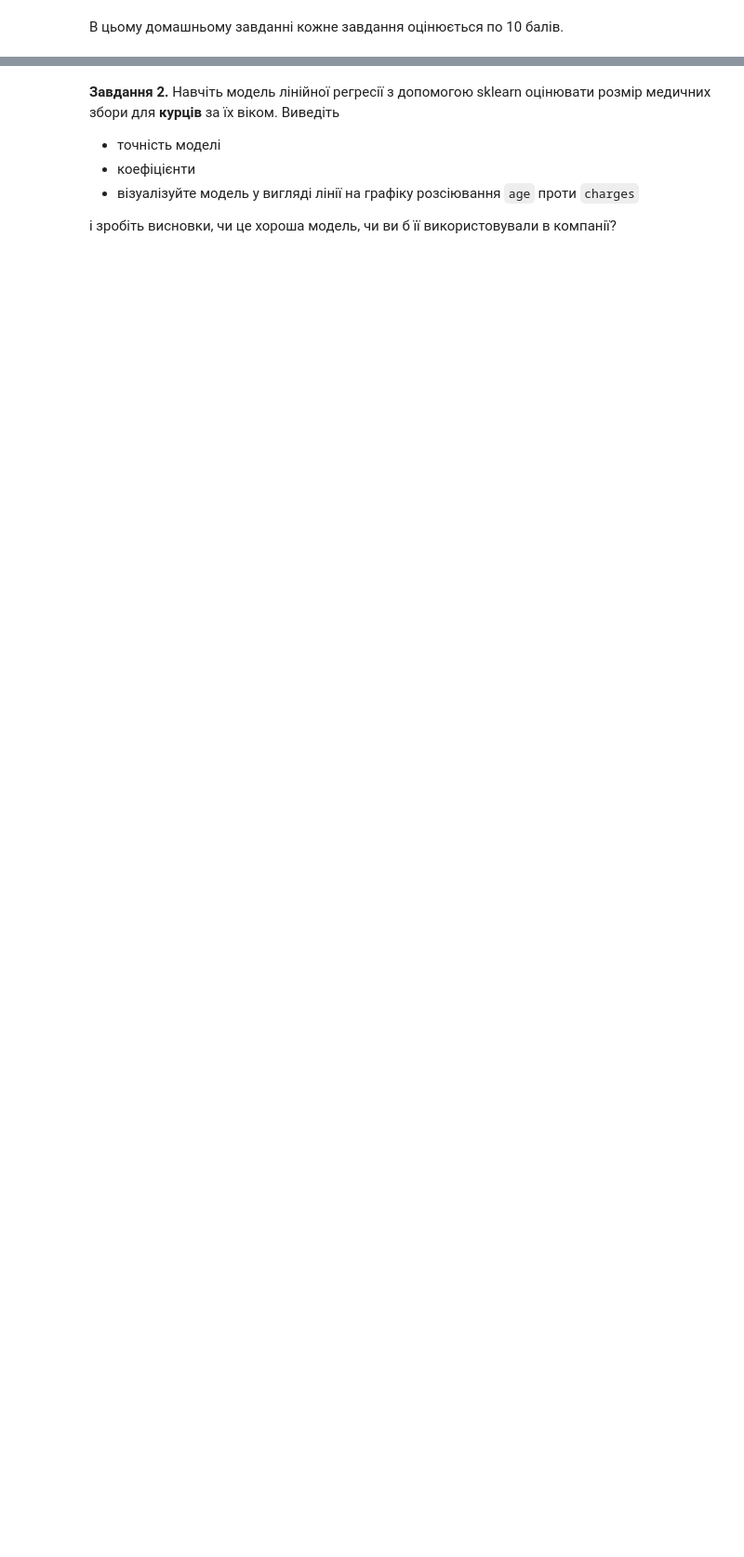
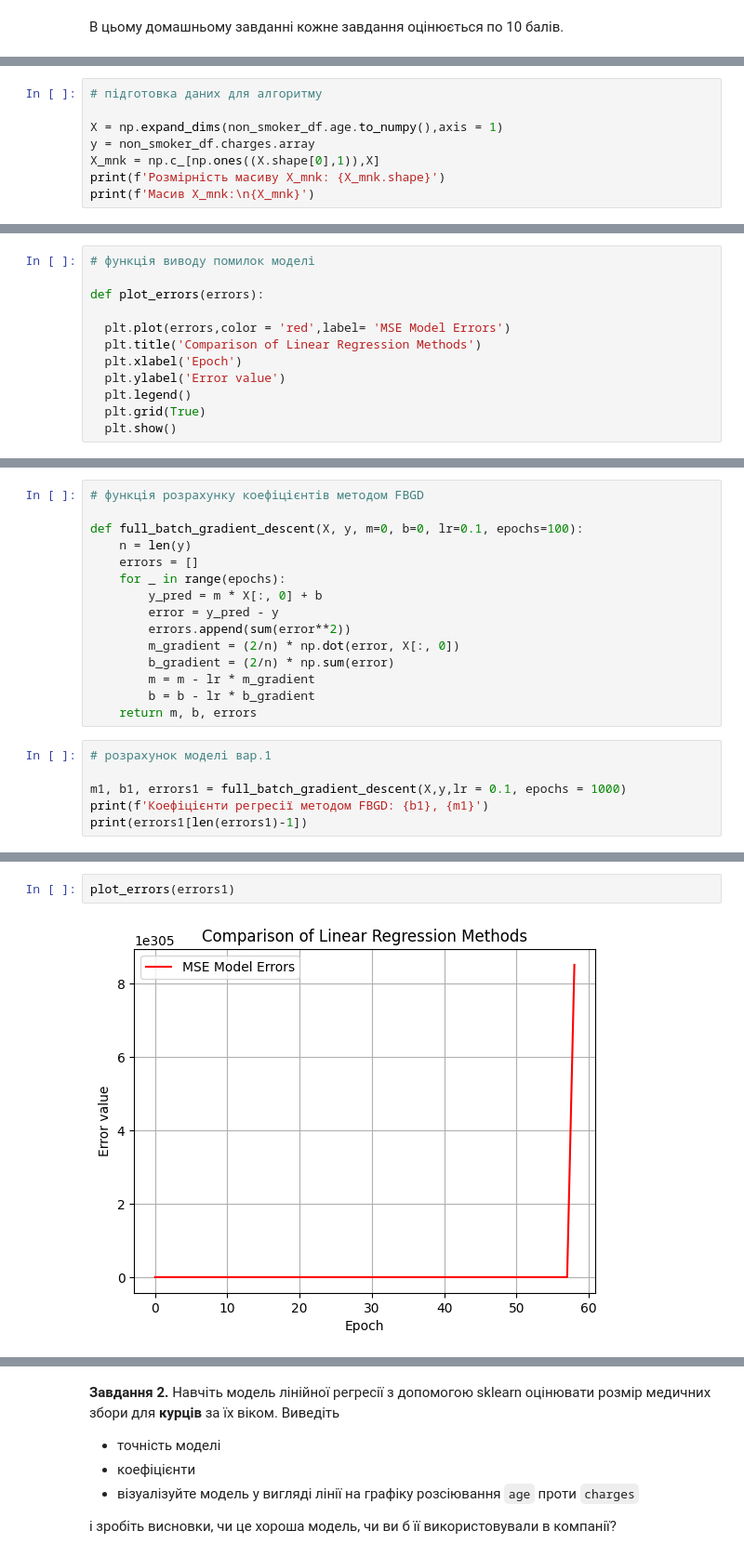
Before and after one commit to roldugina/Machine_learning_course, a Jupyter notebook: ML_task_2_5_lin_regr_one_feature.ipynb, the cells around one changed output, grey strips where cells are left out. Shown at 93% size. Cells and saved outputs as stored; diff of their text form; blank space fills up the shorter version.

Commit message:
Add linear regression task (one regressor), correct version

```diff
--- a/ML_task_2_5_lin_regr_one_feature.ipynb
+++ b/ML_task_2_5_lin_regr_one_feature.ipynb
@@ -25,0 +35,8 @@ non_smoker_df = medical_df[medical_df.smoker == 'no']
+# %%
+# підготовка даних для алгоритму
+
+X = np.expand_dims(non_smoker_df.age.to_numpy(),axis = 1)
+y = non_smoker_df.charges.array
+X_mnk = np.c_[np.ones((X.shape[0],1)),X]
+print(f'Розмірність масиву X_mnk: {X_mnk.shape}')
+print(f'Масив X_mnk:\n{X_mnk}')
@@ -25,0 +66,12 @@ non_smoker_df = medical_df[medical_df.smoker == 'no']
+# %%
+# функція виводу помилок моделі
+
+def plot_errors(errors):
+
+  plt.plot(errors,color = 'red',label= 'MSE Model Errors')
+  plt.title('Comparison of Linear Regression Methods')
+  plt.xlabel('Epoch')
+  plt.ylabel('Error value')
+  plt.legend()
+  plt.grid(True)
+  plt.show()
@@ -25,0 +91,21 @@ non_smoker_df = medical_df[medical_df.smoker == 'no']
+# %%
+# функція розрахунку коефіцієнтів методом FBGD
+
+def full_batch_gradient_descent(X, y, m=0, b=0, lr=0.1, epochs=100):
+    n = len(y)
+    errors = []
+    for _ in range(epochs):
+        y_pred = m * X[:, 0] + b
+        error = y_pred - y
+        errors.append(sum(error**2))
+        m_gradient = (2/n) * np.dot(error, X[:, 0])
+        b_gradient = (2/n) * np.sum(error)
+        m = m - lr * m_gradient
+        b = b - lr * b_gradient
+    return m, b, errors
+# %%
+# розрахунок моделі вар.1
+
+m1, b1, errors1 = full_batch_gradient_descent(X,y,lr = 0.1, epochs = 1000)
+print(f'Коефіцієнти регресії методом FBGD: {b1}, {m1}')
+print(errors1[len(errors1)-1])
@@ -25,0 +115,4 @@ non_smoker_df = medical_df[medical_df.smoker == 'no']
+# %%
+plot_errors(errors1)
+# %% [output]
+[figure, added]
```
Also changed, not shown: parts of 33 cells of this notebook.
